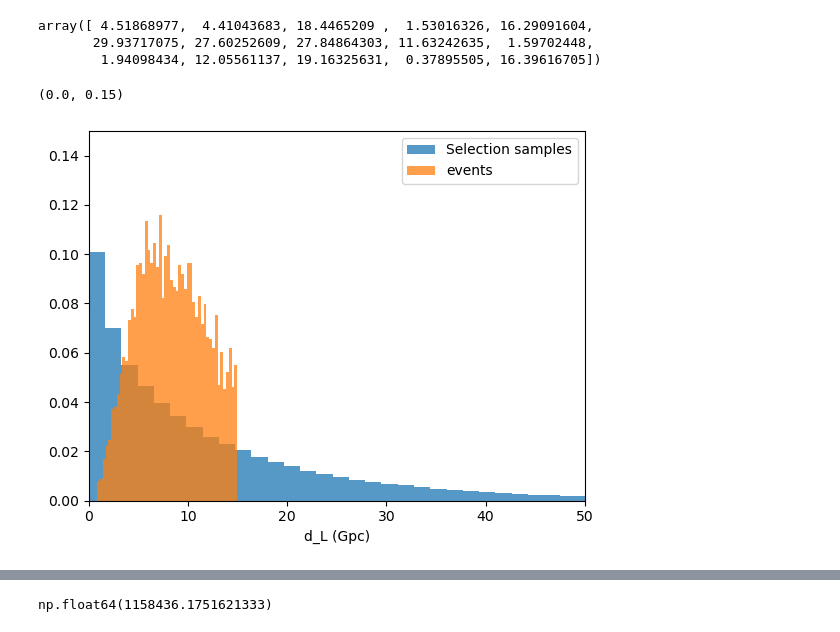
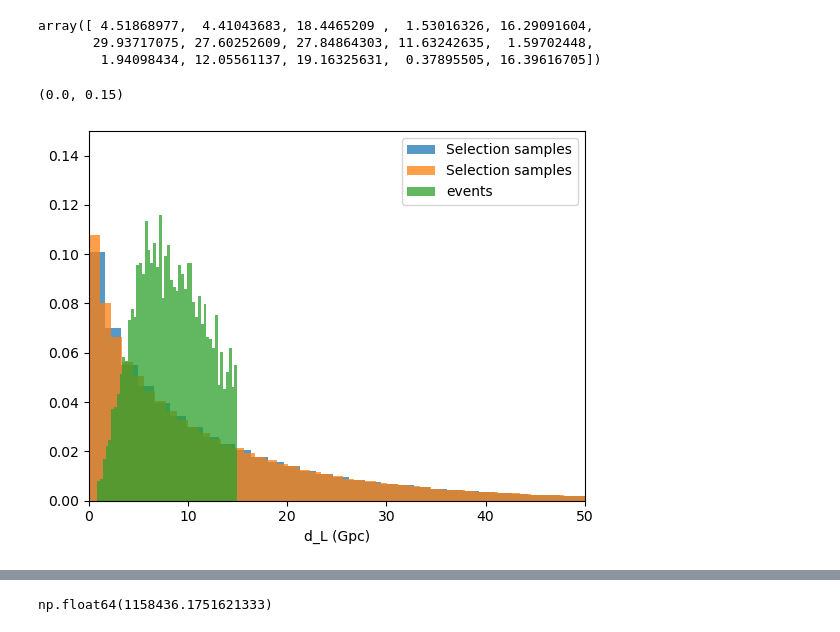
Before and after one commit to abby-moran/GW_pop_cosmo_inference, a Jupyter notebook: reproduce/Run_Inference.ipynb, the cells around one changed output, grey strips where cells are left out. Cells and saved outputs as stored; diff of their text form; code cells hidden in the pictures.

```diff
--- a/reproduce/Run_Inference.ipynb
+++ b/reproduce/Run_Inference.ipynb
@@ -26,3 +29,14 @@ from scipy.special import logsumexp
+# %%
+def dm1sz_dm1ddl(z, cosmology=None):
+    if not cosmology:
+        #return (1+z) / (Planck18.comoving_distance(z).to(u.Gpc).value + (1+z)*Planck18.hubble_distance.to(u.Gpc).value / Planck18.efunc(z))
+        dm1s_dm1d = (1+z)**-1
+        ddl_dz = (Planck18.comoving_distance(z).to(u.Gpc).value + (1 + z) * Planck18.hubble_distance.to(u.Gpc).value / Planck18.efunc(z))
+        return dm1s_dm1d * (ddl_dz)**-1
+    else:
+        dm1s_dm1d = (1+z)**-1
+        ddl_dz = cosmology.ddL_dz((z))
+        return  dm1s_dm1d * (ddl_dz)**-1
 # %%
 nmcmc =  800
 nchain = 1
@@ -41,13 +55,16 @@ prior = get_priors_from_file("priors/gwtc3_evolution.prior")
 
 cosmo2 = intensity_models.FlatwCDMCosmology(prior['h'], prior['Om'],
                                            prior['w'], 15)
+cosmo = intensity_models.FlatwCDMCosmology(prior['h'], prior['Om'],
+                                           prior['w'], prior['zmax'])
 
-sel_samples=pd.read_hdf('../src/sel_snr0.h5', key='samples')[:300000]
+sel_samples=pd.read_hdf('../src/sel_snr0.h5', key='samples')
+sel_samples=sel_samples[sel_samples['z']<prior['zmax']]
 print(len(sel_samples))
-#sel_samples['pdraw_cosmo']= sel_samples['pdraw_mqz'] pdraw_mqz
-sel_samples['pdraw_cosmo']= sel_samples['pdraw_mqz'] * sel_samples['dm1sz_dm1ddl']
+sel_samples['dm1sz_dm1ddl2']=dm1sz_dm1ddl(sel_samples['z'].to_numpy(), cosmology=cosmo)
+sel_samples['pdraw_cosmo']= sel_samples['pdraw_mqz'] * sel_samples['dm1sz_dm1ddl2']
 sel_samples['m1d'] = sel_samples['m1']*(1+sel_samples['z'])
 dl2=(Planck18.luminosity_distance(sel_samples['z'].to_numpy()).to(u.Gpc).value) #dls.T[0]
-dl_full=cosmo2.dL(sel_samples['z'].to_numpy())
+dl_full=cosmo.dL(sel_samples['z'].to_numpy())
 ndraw =len(sel_samples)#np.max(sel_samples['ndraw'])
 # %% [output]
@@ -134,13 +126,13 @@ np.float64(14.969409039347255)
 #sel_samples =pd.read_hdf('../src/selection_samples_o3_1230.h5', 'samples') #changed out ndraw
 
 #sel_samples =pd.read_hdf('../src/sel_samps_mine_nerr.h5', 'samples') #changed out ndraw
-prior = get_priors_from_file("priors/flattened.prior")
 sel_samples=pd.read_hdf('../src/data/obssel_con2_snr0.h5', key='observations')#[:300000]
 print(len(sel_samples))
-#sel_samples['pdraw_cosmo']= sel_samples['pdraw_mqz'] pdraw_mqz
-sel_samples['pdraw_cosmo']= sel_samples['pdraw_sel'] * sel_samples['dm1sz_dm1ddl']
+
+sel_samples['dm1sz_dm1ddl2']=dm1sz_dm1ddl(sel_samples['z'].to_numpy(), cosmology=cosmo)
+sel_samples['pdraw_cosmo']= sel_samples['pdraw_mqz'] * sel_samples['dm1sz_dm1ddl2']
 sel_samples['m1d'] = sel_samples['m1']*(1+sel_samples['z'])
-sel_samples['dl']= sel_samples['dl']#Planck18.luminosity_distance(sel_samples['z'].to_numpy()).to(u.Gpc).value #dls.T[0]
+dl_full=cosmo.dL(sel_samples['z'].to_numpy())
 ndraw =len(sel_samples)#np.max(sel_samples['ndraw'])
 # %% [output]
 2800
@@ -160,9 +152,9 @@ kernel = NUTS(intensity_models.pop_cosmo_model)#, target_accept_prob=0.95)
 mcmc = MCMC(kernel, num_warmup=nmcmc, num_samples=nmcmc, num_chains=nchain, progress_bar=True)
 
 mcmc.run(jax.random.PRNGKey(random_seed), m1s, qs, dls, pdraws,
-         sel_samples['m1d'].to_list(), sel_samples['q'].to_list(), sel_samples['dl'].to_list(), sel_samples['pdraw_cosmo'].to_list(), ndraw, prior)
+         sel_samples['m1d'].to_list(), sel_samples['q'].to_list(), dl_full, sel_samples['pdraw_cosmo'].to_list(), ndraw, prior)
 samples = mcmc.get_samples(group_by_chain=True)  # shape: (nchain, nsamples, ...)
-np.savez("o3_con2_selsame_flat.npz", **samples)
+np.savez("o3_con2_selsame.npz", **samples)
 # %% [markdown]
 # Checks
 # %%
@@ -210,13 +202,15 @@ array([ 4.51868977,  4.41043683, 18.4465209 ,  1.53016326, 16.29091604,
         1.94098434, 12.05561137, 19.16325631,  0.37895505, 16.39616705])
 # %%
 plt.hist(dl2, bins=150, density=True, label='Selection samples', alpha=.75)
+plt.hist(dl_full, bins=150, density=True, label='Selection samples', alpha=.75)
+
 #plt.hist(sel_samples['dL'], bins=50, density=True, alpha=.75, label='Selection samples')
 plt.xlabel('d_L (Gpc)')
 plt.hist(dls.T[0], bins=50, density=True, label='events', alpha=.75)
 
 plt.legend()
 plt.xlim(0,50)
 plt.ylim(0,.15)
 # %% [output]
 (0.0, 0.15)
-[figure, old version]
+[figure, new version]
```
Also changed, not shown: parts of 19 cells of this notebook, 1 other file.
